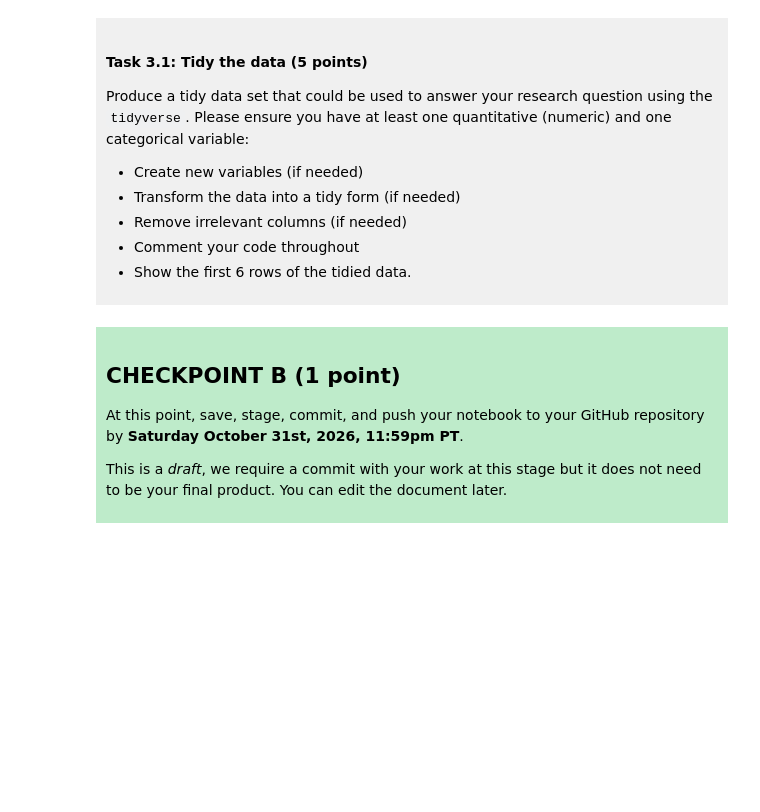
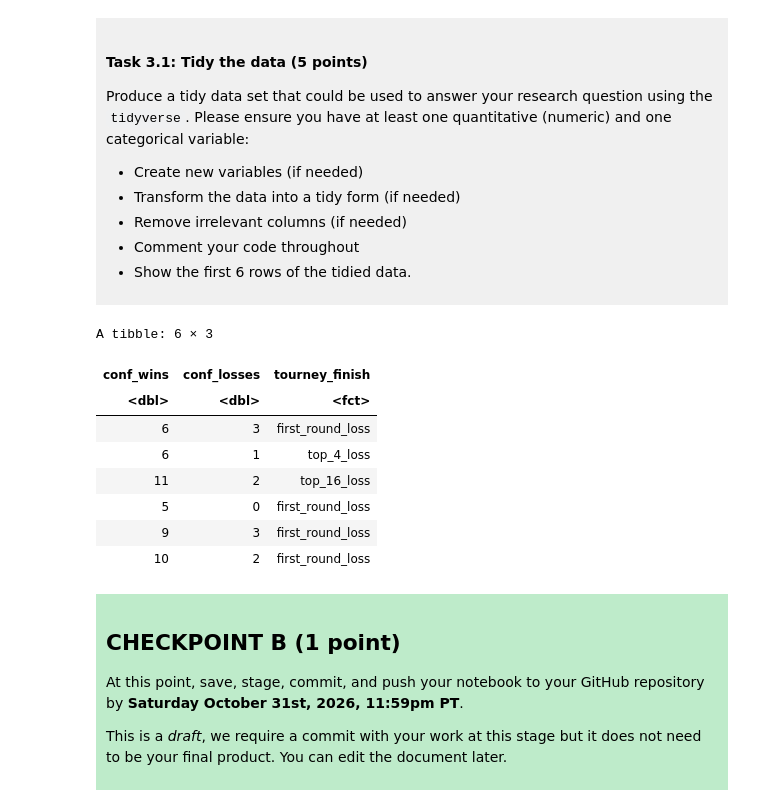
Before and after one commit to potatoeater991-web/Albert-N-DSCI100-Project, a Jupyter notebook: dsci-100-project-notebook.ipynb, the cells around one changed output. Cells and saved outputs as stored; diff of their text form; code cells hidden in the pictures; blank space fills up the shorter version.

```diff
--- a/dsci-100-project-notebook.ipynb
+++ b/dsci-100-project-notebook.ipynb
@@ -189,7 +211,29 @@ Produce a tidy data set that could be used to answer your research question usin
 
 </div>
 # %%
-### EDIT THIS CODE CELL ###
+library(tidyverse)
+library(tidyr)
+#removing the irrelevant columns and removing any N/A observations in the selected variables
+march_madness_tidy <- my_data |>
+select(conf_wins, conf_losses, tourney_finish) |>
+  filter(
+      !is.na(conf_wins),
+    !is.na(conf_losses),
+    !is.na(tourney_finish)) |>
+mutate(tourney_finish = as.factor(tourney_finish)) #for later analysis such that tourney_finish is a factor
+
+
+head(march_madness_tidy, 6)
+# %% [output]
+A tibble: 6 × 3
+| conf_wins | conf_losses | tourney_finish |
+| <dbl> | <dbl> | <fct> |
+| 6 | 3 | first_round_loss |
+| 6 | 1 | top_4_loss |
+| 11 | 2 | top_16_loss |
+| 5 | 0 | first_round_loss |
+| 9 | 3 | first_round_loss |
+| 10 | 2 | first_round_loss |
 # %% [markdown]
 <div style="background-color: #beebca; padding: 10px;">
 
```
Also changed, not shown: parts of 3 cells of this notebook.
